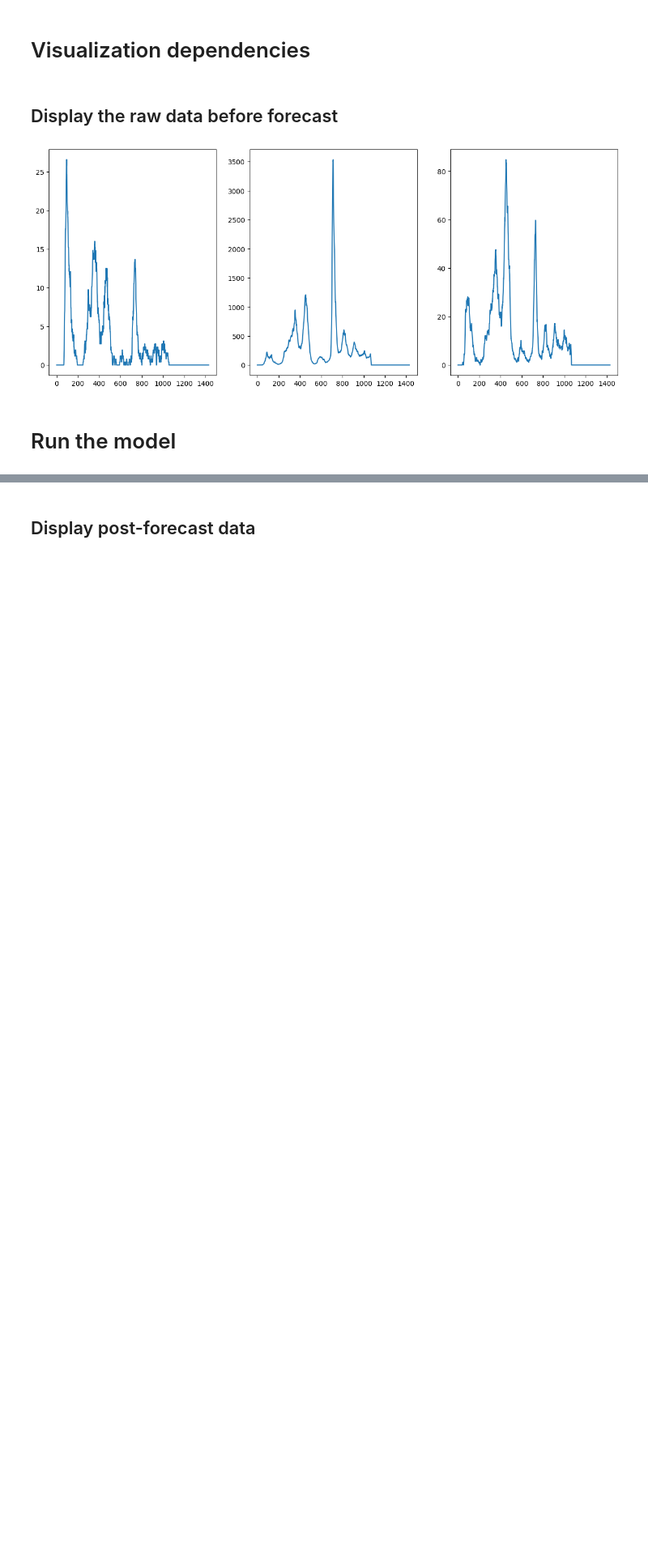
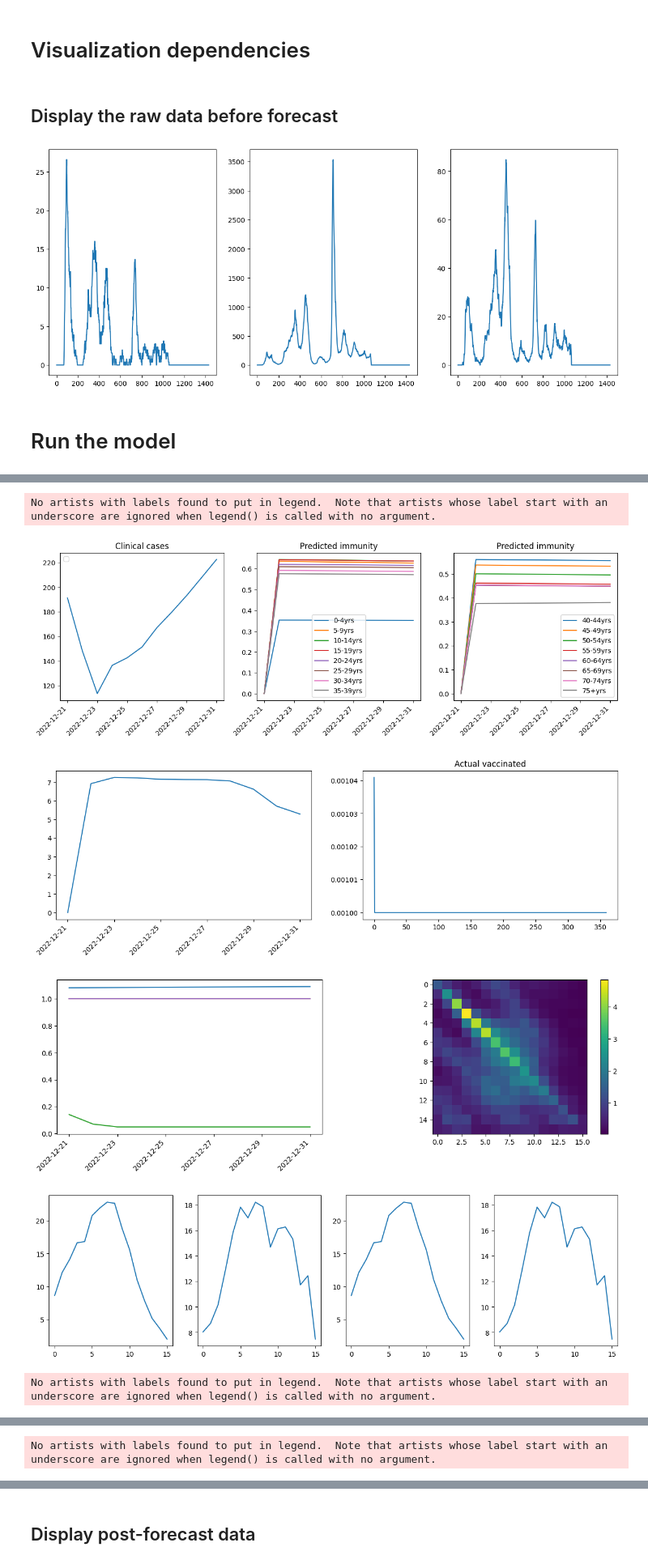
Before and after one commit to blairyeung/Commuting_TSF_SARS-Cov-2_model_master, a Jupyter notebook: Model/main.ipynb, the cells around one changed output, grey strips where cells are left out. Shown at 81% size. Saved outputs shown, nothing was run; the diff lists cells and outputs as text; code cells hidden in the pictures; blank space fills up the shorter version.

```diff
--- a/Model/main.ipynb
+++ b/Model/main.ipynb
@@ -13,3 +17,6 @@ import Parameters
+# %%
+def moving_average_compare_vaccine(data, index):
+    return Util.moving_average(data[index,0:,:])
 # %% [markdown]
 # Setting up hyperparameters
 # %%
@@ -41,7 +48,3 @@ plt.show()
 [figure]
 # %% [markdown]
 # Run the model
-# %%
-for _ in range(forecast_days):
-    m.run_one_cycle(display_status=True)
-    pass
@@ -65,0 +51,64 @@ Total new cases 5174431.032431988
+# %%
+start_date = m.date
+for i in range(forecast_days):
+    month = int(i / 30)
+    # multiplier = monthly_multipliers[month] * infectiousness
+    # m.infectiousness = multiplier
+    m.run_one_cycle(display_status=False)
+    if i % 50 == 10 or m.date == 1071:
+
+        x = [Parameters.OUTBREAK_FIRST_DAY + datetime.timedelta(days=j+start_date) for j in range(m.date-start_date)]
+        plt.figure(figsize=(15,4))
+        plt.subplot()
+        plt.subplot(1, 3, 1)
+        plt.plot(x, np.sum((m._model_data.time_series_clinical_cases[0])[start_date:m.date], axis=1))
+        plt.legend()
+        plt.xticks(rotation=45, ha='right')
+        plt.title('Clinical cases')
+        plt.subplot(1, 3, 2)
+        for j in range(8):
+            slice = m._model_data.time_series_immunity[0].T[j].T
+            plt.plot(x, slice[start_date:m.date], label=Parameters.AGE_BANDS[j])
+        plt.legend()
+        plt.xticks(rotation=45, ha='right')
+        plt.title('Predicted immunity')
+        plt.subplot(1, 3, 3)
+        for j in range(8):
+            slice = m._model_data.time_series_immunity[0].T[j+8].T
+            plt.plot(x, slice[start_date:m.date], label=Parameters.AGE_BANDS[j+8])
+        plt.legend()
+        plt.xticks(rotation=45, ha='right')
+        plt.title('Predicted immunity')
+        plt.show()
+
+        plt.figure(figsize=(15,4))
+        plt.subplot()
+        plt.subplot(1, 2, 1)
+        plt.plot(x, np.sum((m._model_data.time_series_hospitalized[0])[start_date:m.date], axis=1))
+        plt.xticks(rotation=45, ha='right')
+        plt.subplot(1, 2 ,2), plt.plot(np.mean(moving_average_compare_vaccine(m._model_data.time_series_vaccinated, 2)[start_date:], axis=1)), plt.title('vaccine 3')
+        plt.title('Actual vaccinated')
+        plt.show()
+        plt.figure(figsize=(15,4))
+        plt.subplot(1, 2, 1)
+        plt.plot(x, Parameters.SEASONALITY[start_date:m.date])
+        plt.plot(x, m.dependency.mobility[start_date:m.date])
+        plt.xticks(rotation=45, ha='right')
+        plt.subplot(1, 2, 2)
+        matrix = m._synthesize_matrix(contact_type=0, contact_pattern='day') + m._synthesize_matrix(contact_type=0, contact_pattern='night')
+        plt.imshow(matrix)
+        plt.colorbar()
+        plt.show()
+        plt.figure(figsize=(15,4))
+        plt.subplot(1, 4, 1), plt.plot(np.matmul(matrix.T, np.ones(shape=(16, 1))))
+        plt.subplot(1, 4, 2), plt.plot(np.matmul(matrix, np.ones(shape=(16, 1))))
+        plt.subplot(1, 4, 3), plt.plot(np.sum(matrix, axis=0))
+        plt.subplot(1, 4, 4), plt.plot(np.sum(matrix, axis=1))
+        plt.show()
+# %% [output]
+No artists with labels found to put in legend.  Note that artists whose label start with an underscore are ignored when legend() is called with no argument.
+[figure, added]
+[figure, added]
+[figure, added]
+[figure, added]
+No artists with labels found to put in legend.  Note that artists whose label start with an underscore are ignored when legend() is called with no argument.
@@ -65,0 +119 @@ Total new cases 5174431.032431988
+No artists with labels found to put in legend.  Note that artists whose label start with an underscore are ignored when legend() is called with no argument.
```
Also changed, not shown: parts of 8 cells of this notebook, 13 other files.
